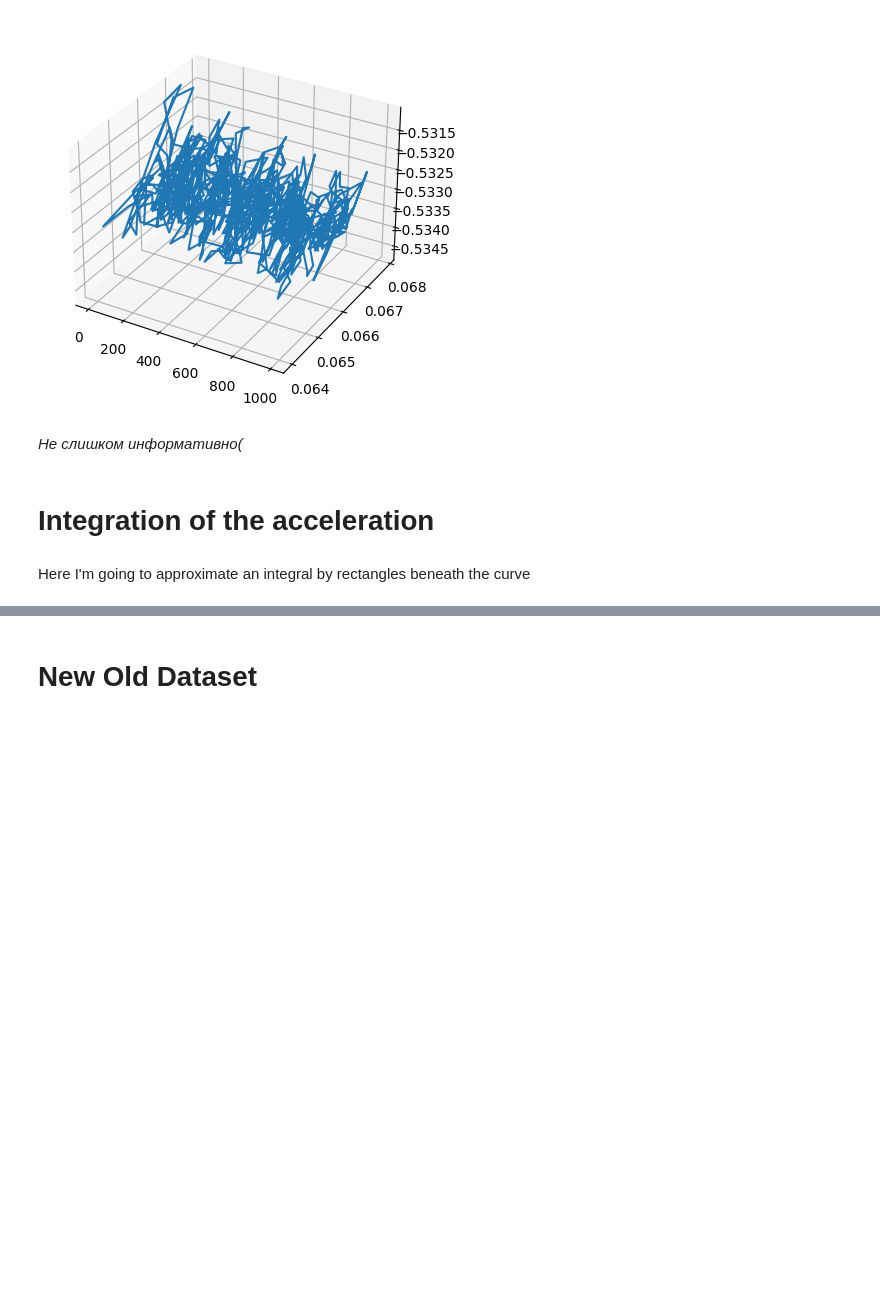
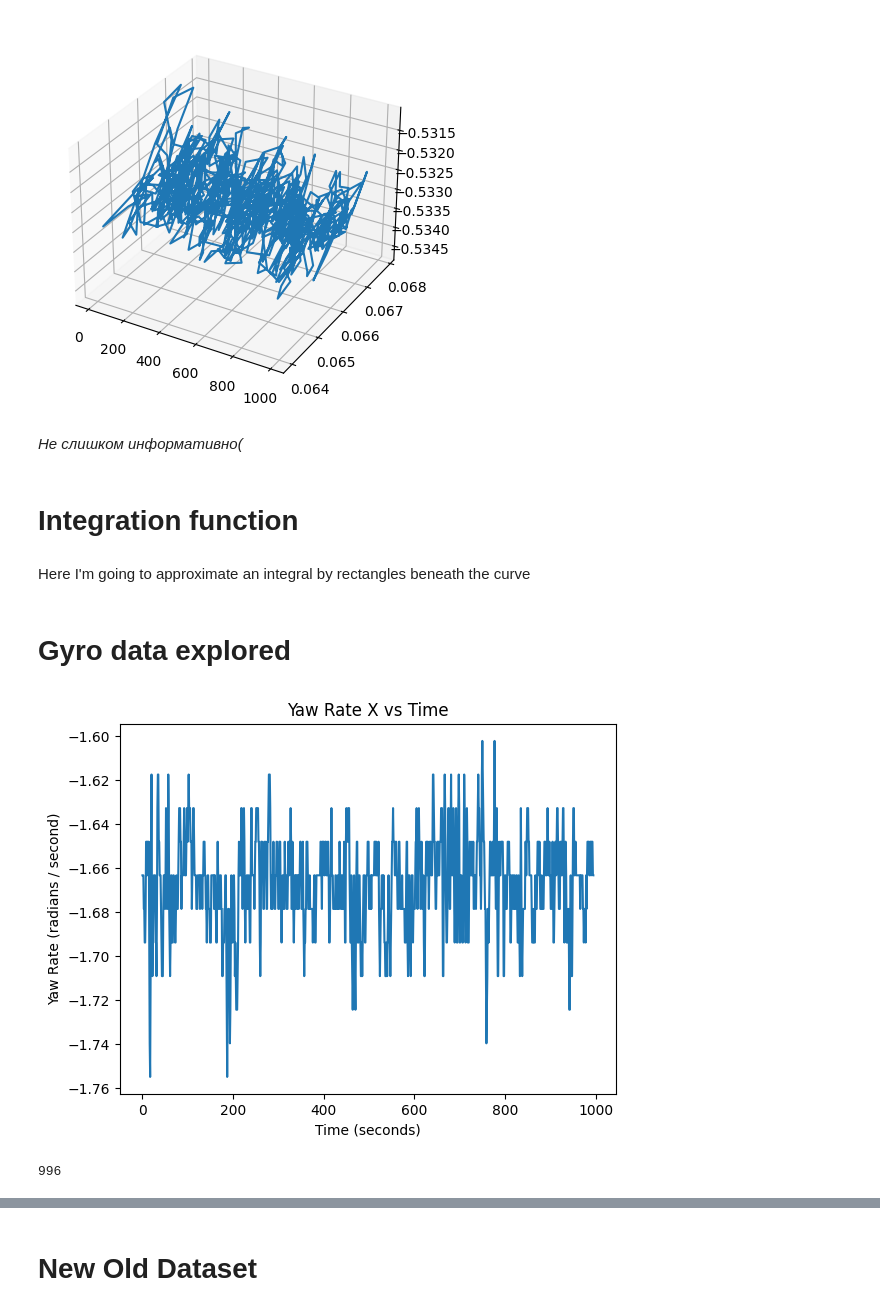
Before and after one commit to AnnaRemi/Lab_trajectiories, a Jupyter notebook: trajectory.ipynb, the cells around one changed output, grey strips where cells are left out. Drawn from its saved outputs; the diff is of its cells as text; code cells hidden in the pictures; blank space fills up the shorter version.

```diff
--- a/trajectory.ipynb
+++ b/trajectory.ipynb
@@ -37,6 +37,6 @@ ax.plot3D(t, xline, yline, zline)
 # %% [markdown]
 *Не слишком информативно(*
 # %% [markdown]
-# Integration of the acceleration
+# Integration function
 # %% [markdown]
 Here I'm going to approximate an integral by rectangles beneath the curve
@@ -42,0 +74,13 @@ Here I'm going to approximate an integral by rectangles beneath the curve
+# %% [markdown]
+# Gyro data explored
+# %%
+YAW_RATES = [dataset.gyro_x, dataset.gyro_y, dataset.gyro_z]
+TIMESTAMPS    = np.arange(0, dataset.accel_z.size, 1)
+# %%
+plt.title("Yaw Rate X vs Time")
+plt.xlabel("Time (seconds)")
+plt.ylabel("Yaw Rate (radians / second)")
+plt.plot(TIMESTAMPS, YAW_RATES[0])
+plt.show()
+# %% [output]
+[figure, added]
@@ -42,0 +97,4 @@ Here I'm going to approximate an integral by rectangles beneath the curve
+# %%
+len(YAW_RATES[0])
+# %% [output]
+996
```
Also changed, not shown: parts of 33 cells of this notebook.
